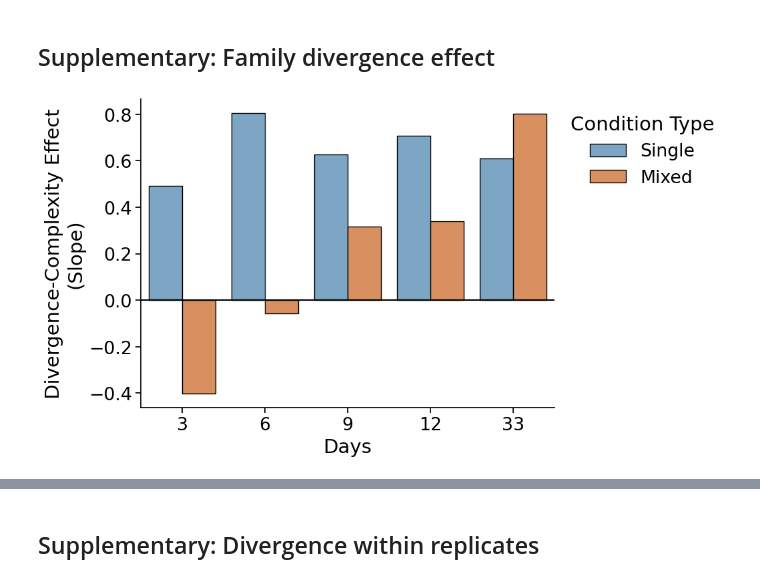
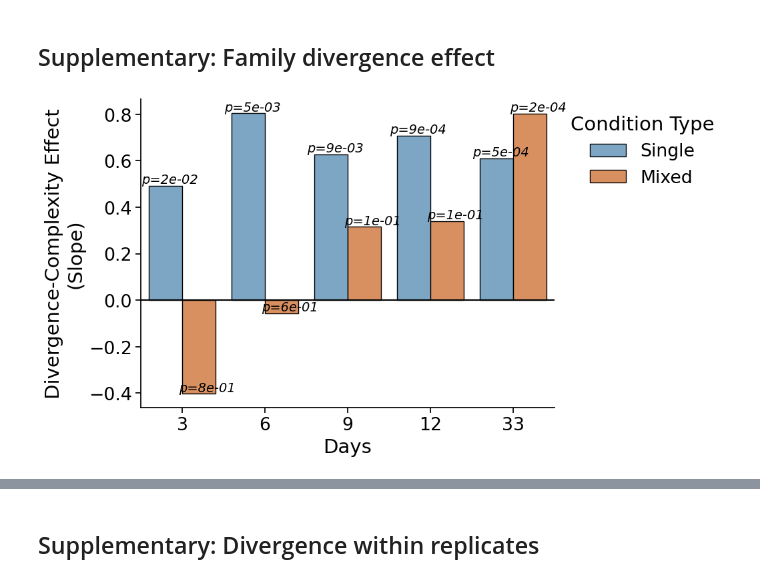
Before and after one commit to segrelab/MetabolicComplexityDivergence, a Jupyter notebook: env_complexity_publication_figures.ipynb, the cells around one changed output, grey strips where cells are left out. Saved outputs shown, nothing was run; the diff lists cells and outputs as text; code cells hidden in the pictures.

Commit message:
Extended Data Fig 2-3 pvalues

```diff
--- a/env_complexity_publication_figures.ipynb
+++ b/env_complexity_publication_figures.ipynb
@@ -442,6 +442,13 @@ with plt.rc_context({'font.size': fontsize}):
     single_mixed_pal = dict(zip(['Single', 'Mixed'], [single_color, mixed_color]))
 
     sns.barplot(x='sample1_days', y='slope', hue='condition_type', data=linregress_stats_nohf1p_hf3h, edgecolor='k', hue_order=['Single', 'Mixed'], palette=single_mixed_pal, ax=ax3)
+    for i, day in enumerate(sorted(linregress_stats_nohf1p_hf3h.sample1_days.unique())):
+        for offset, condition in enumerate(['single', 'mixed']):
+            condition_stats = linregress_stats_nohf1p_hf3h[linregress_stats_nohf1p_hf3h.sample1_days.eq(day) & linregress_stats_nohf1p_hf3h.sample1_condition_type.eq(condition)].squeeze()
+            pval = f'p={condition_stats.pvalue:.0e}'
+            x_pos = i - .15 + offset * .45
+            y_pos = condition_stats.slope + .03
+            ax3.annotate(pval, (x_pos, y_pos), horizontalalignment='center', fontsize=14, fontstyle='italic')
     plt.xlabel('Days')
     plt.ylabel('Divergence-Complexity Effect\n(Slope)')
     plt.legend(bbox_to_anchor=(.3, .95), frameon=False, title='Condition Type', ncol=2)
@@ -469,32 +478,39 @@ linregress_stats_nohf1p_hf3h
 # %%
 family = collapse(asv, taxa, 'Family')
 dist_family = pd.DataFrame(squareform(pdist(family.add(1).apply(clr).T)), family.columns, family.columns)
 paired_family = pair_md(dist_family, md.reset_index())
 # Compute 'convergence' on same day across sites within condition
 same_conditions_family = paired_family[paired_family.same_condition & paired_family.same_days & (~paired_family.same_site)]
 # Dereplicate replicates (take mean of T10 distances and then only keep one comparison)
 derep_same_conditions_family = derep_pairs(same_conditions_family.groupby(['sample1_site', 'sample2_site', 'sample1_condition', 'sample1_condition_number', 'sample1_condition_type', 'sample1_days', 'sample1_transfer']).distance.mean().reset_index(), 'sample1_site', 'sample2_site')
 
 linregress_stats_family = derep_same_conditions_family[derep_same_conditions_family.sample1_days.gt(0)].sort_values(['sample1_days', 'sample1_condition_number']).groupby(['sample1_days', 'sample1_condition_type']).apply(lambda x: pd.Series(dict(zip(['slope', 'intercept', 'rvalue', 'pvalue', 'stderr', 'intercept_stderr'], linregress(x.sample1_condition_number, x.distance, 'greater'))))).reset_index()
 linregress_stats_family['plot_pvalue'] = -np.log10(linregress_stats_family.pvalue)
 linregress_stats_family['pos_sig'] = linregress_stats_family.slope.gt(0) & linregress_stats_family.pvalue.lt(.05)
 # linregress_stats.groupby('sample1_condition_type').pos_sig.agg(['sum', 'mean'])
 linregress_stats_family['condition_type'] = linregress_stats_family.sample1_condition_type.str.capitalize()
 single_color = np.mean([v for k, v in condition_pal.items() if '+' not in k], 0)
 mixed_color = np.mean([v for k, v in condition_pal.items() if '+' in k], 0)
 single_mixed_pal = dict(zip(['Single', 'Mixed'], [single_color, mixed_color]))
 plt.figure(figsize=(8, 6))
 with sns.plotting_context('notebook', font_scale=1.75):
     sns.barplot(x='sample1_days', y='slope', hue='condition_type', data=linregress_stats_family, edgecolor='k', palette=single_mixed_pal, hue_order=['Single', 'Mixed'])
+    for i, day in enumerate(sorted(linregress_stats_nohf1p_hf3h.sample1_days.unique())):
+        for offset, condition in enumerate(['single', 'mixed']):
+            condition_stats = linregress_stats_family[linregress_stats_family.sample1_days.eq(day) & linregress_stats_family.sample1_condition_type.eq(condition)].squeeze()
+            pval = f'p={condition_stats.pvalue:.0e}'
+            x_pos = i - .15 + offset * .45
+            y_pos = condition_stats.slope + .01
+            plt.annotate(pval, (x_pos, y_pos), horizontalalignment='center', fontsize=14, fontstyle='italic')
     plt.xlabel('Days')
     plt.ylabel('Divergence-Complexity Effect\n(Slope)')
     plt.legend(bbox_to_anchor=(1, 1), frameon=False, title='Condition Type')
 sns.despine()
 plt.axhline(0, color='k')
 plt.savefig('publication_figures/divergence_slope_days_family', bbox_inches='tight', transparent=True, dpi=300)
 plt.show()
 # %% [output]
-[figure, old version]
+[figure, new version]
 # %%
 linregress_stats_family
 # %% [output]
```
Also changed, not shown: parts of 1 cell of this notebook.
